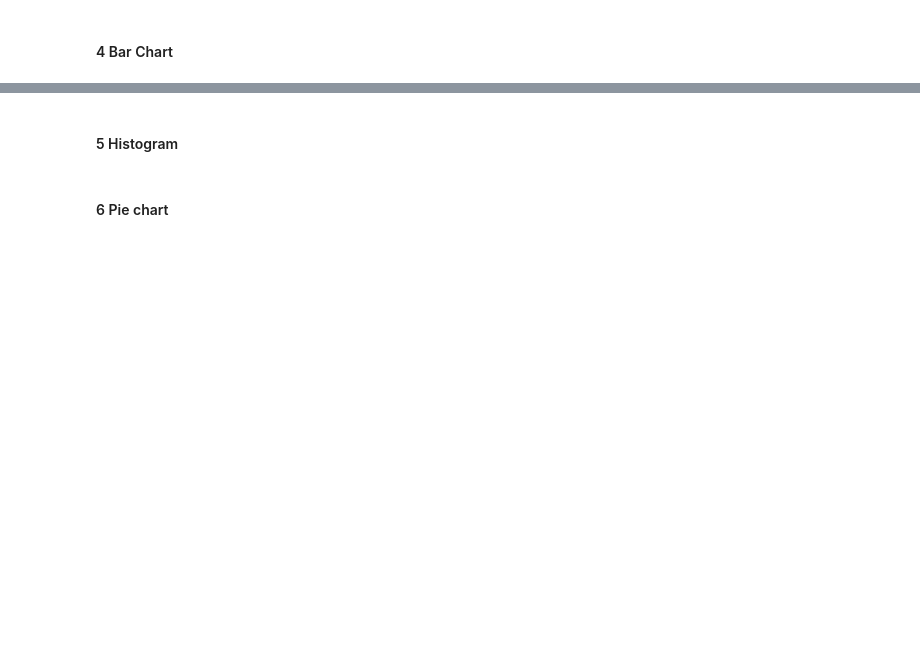
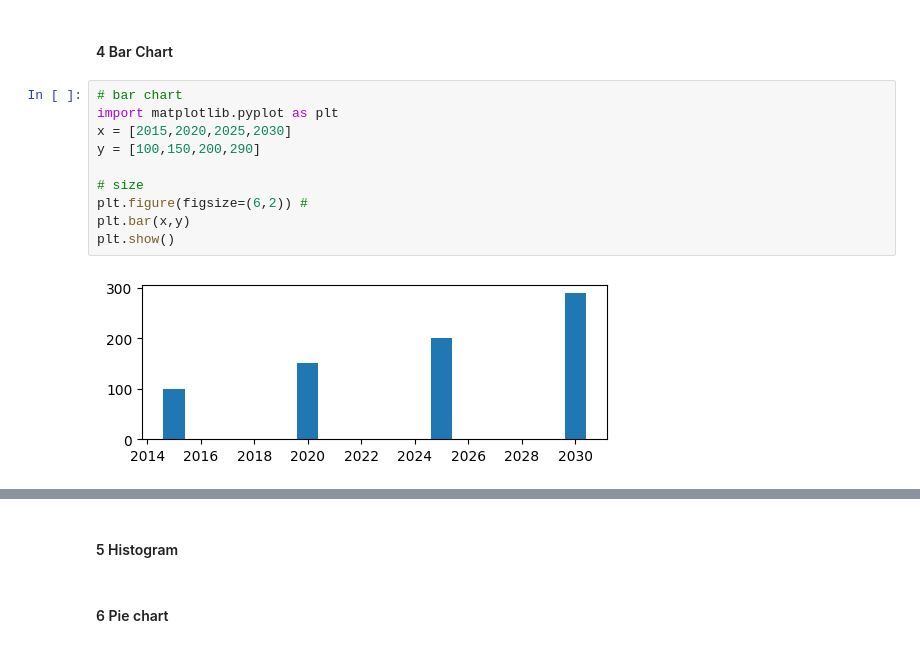
Before and after one commit to rajendra0968jangid/Ds-Arya, a Jupyter notebook: day9.ipynb, the cells around one changed output, grey strips where cells are left out. Drawn from its saved outputs; the diff is of its cells as text; blank space fills up the shorter version.

```diff
--- a/day9.ipynb
+++ b/day9.ipynb
@@ -18,2 +117,14 @@ hello
 # %% [markdown]
 #### 4 Bar Chart
+# %%
+# bar chart
+import matplotlib.pyplot as plt
+x = [2015,2020,2025,2030]
+y = [100,150,200,290]
+
+# size
+plt.figure(figsize=(6,2)) #
+plt.bar(x,y)
+plt.show()
+# %% [output]
+[figure, added]
```
Also changed, not shown: parts of 6 cells of this notebook.
